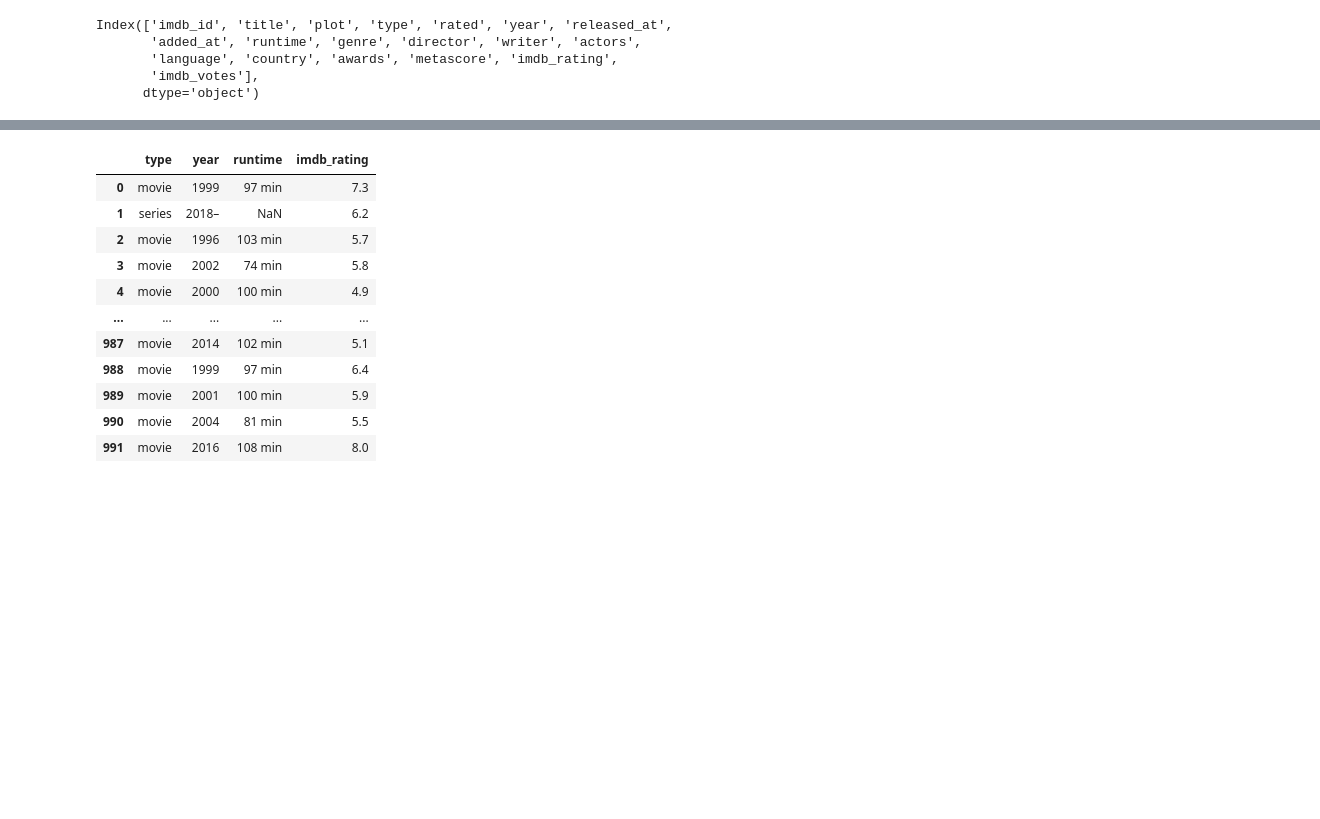
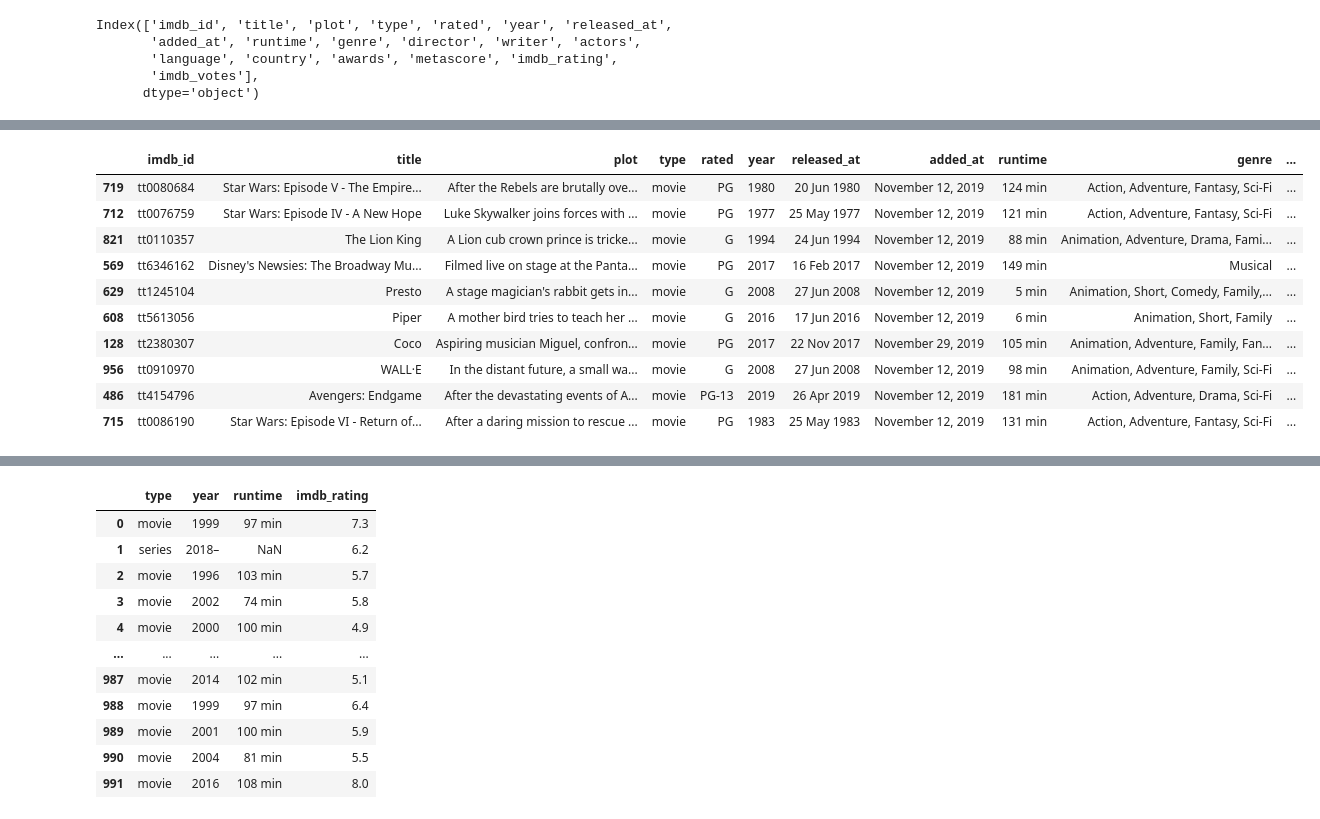
Before and after one commit to nithiyasuresh/Disney_project, a Jupyter notebook: initial.ipynb, the cells around one changed output, grey strips where cells are left out. Cells and saved outputs as stored; diff of their text form; code cells hidden in the pictures; blank space fills up the shorter version.

```diff
--- a/initial.ipynb
+++ b/initial.ipynb
@@ -53,0 +113,15 @@ Index(['imdb_id', 'title', 'plot', 'type', 'rated', 'year', 'released_at',
+# %%
+top10_m = disney_plus_shows_df[disney_plus_shows_df['type'] == 'movie'].sort_values('imdb_rating',ascending=False).head(10)
+top10_m
+# %% [output]
+|  | imdb_id | title | plot | type | rated | year | released_at | added_at | runtime | genre | ... |
+| 719 | tt0080684 | Star Wars: Episode V - The Empire... | After the Rebels are brutally ove... | movie | PG | 1980 | 20 Jun 1980 | November 12, 2019 | 124 min | Action, Adventure, Fantasy, Sci-Fi | ... |
+| 712 | tt0076759 | Star Wars: Episode IV - A New Hope | Luke Skywalker joins forces with ... | movie | PG | 1977 | 25 May 1977 | November 12, 2019 | 121 min | Action, Adventure, Fantasy, Sci-Fi | ... |
+| 821 | tt0110357 | The Lion King | A Lion cub crown prince is tricke... | movie | G | 1994 | 24 Jun 1994 | November 12, 2019 | 88 min | Animation, Adventure, Drama, Fami... | ... |
+| 569 | tt6346162 | Disney's Newsies: The Broadway Mu... | Filmed live on stage at the Panta... | movie | PG | 2017 | 16 Feb 2017 | November 12, 2019 | 149 min | Musical | ... |
+| 629 | tt1245104 | Presto | A stage magician's rabbit gets in... | movie | G | 2008 | 27 Jun 2008 | November 12, 2019 | 5 min | Animation, Short, Comedy, Family,... | ... |
+| 608 | tt5613056 | Piper | A mother bird tries to teach her ... | movie | G | 2016 | 17 Jun 2016 | November 12, 2019 | 6 min | Animation, Short, Family | ... |
+| 128 | tt2380307 | Coco | Aspiring musician Miguel, confron... | movie | PG | 2017 | 22 Nov 2017 | November 29, 2019 | 105 min | Animation, Adventure, Family, Fan... | ... |
+| 956 | tt0910970 | WALL·E | In the distant future, a small wa... | movie | G | 2008 | 27 Jun 2008 | November 12, 2019 | 98 min | Animation, Adventure, Family, Sci-Fi | ... |
+| 486 | tt4154796 | Avengers: Endgame | After the devastating events of A... | movie | PG-13 | 2019 | 26 Apr 2019 | November 12, 2019 | 181 min | Action, Adventure, Drama, Sci-Fi | ... |
+| 715 | tt0086190 | Star Wars: Episode VI - Return of... | After a daring mission to rescue ... | movie | PG | 1983 | 25 May 1983 | November 12, 2019 | 131 min | Action, Adventure, Fantasy, Sci-Fi | ... |
```
Also changed, not shown: parts of 13 cells of this notebook.
